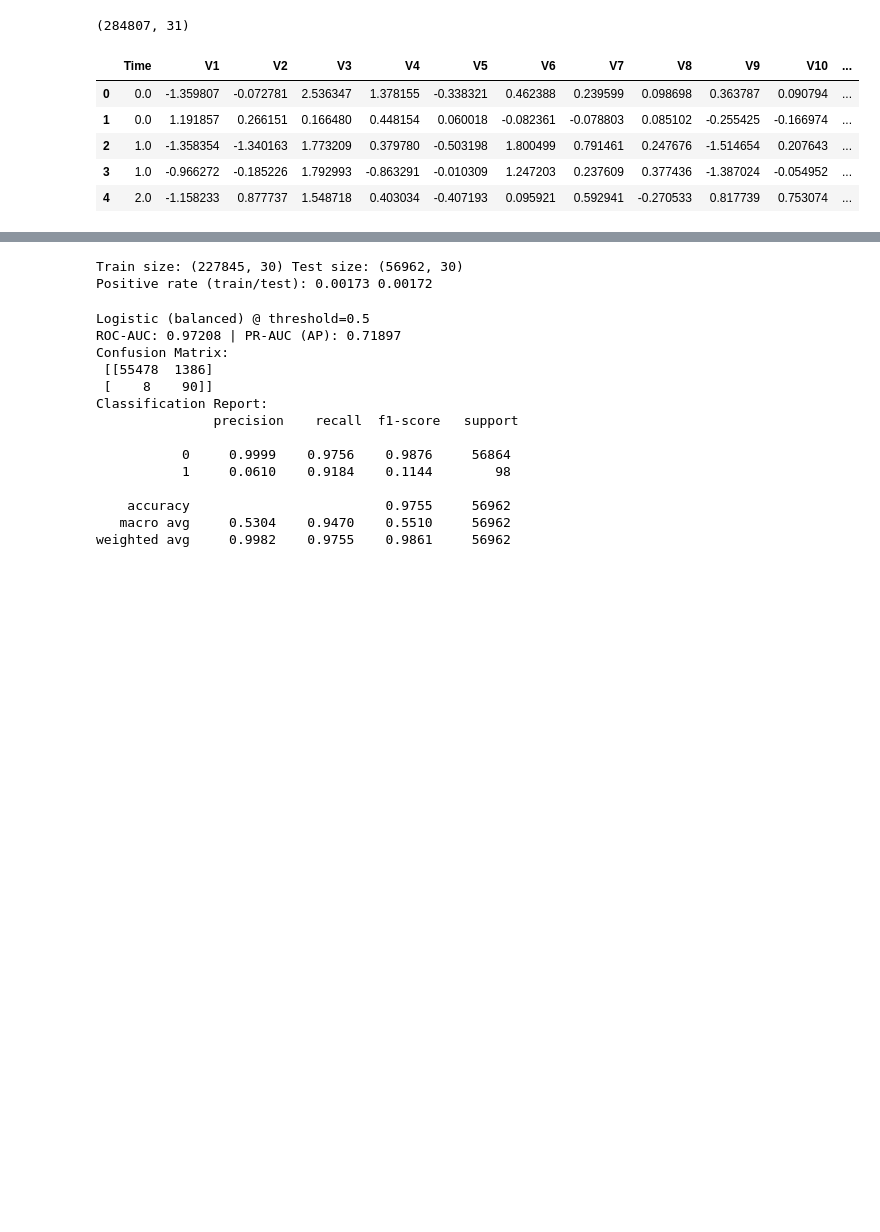
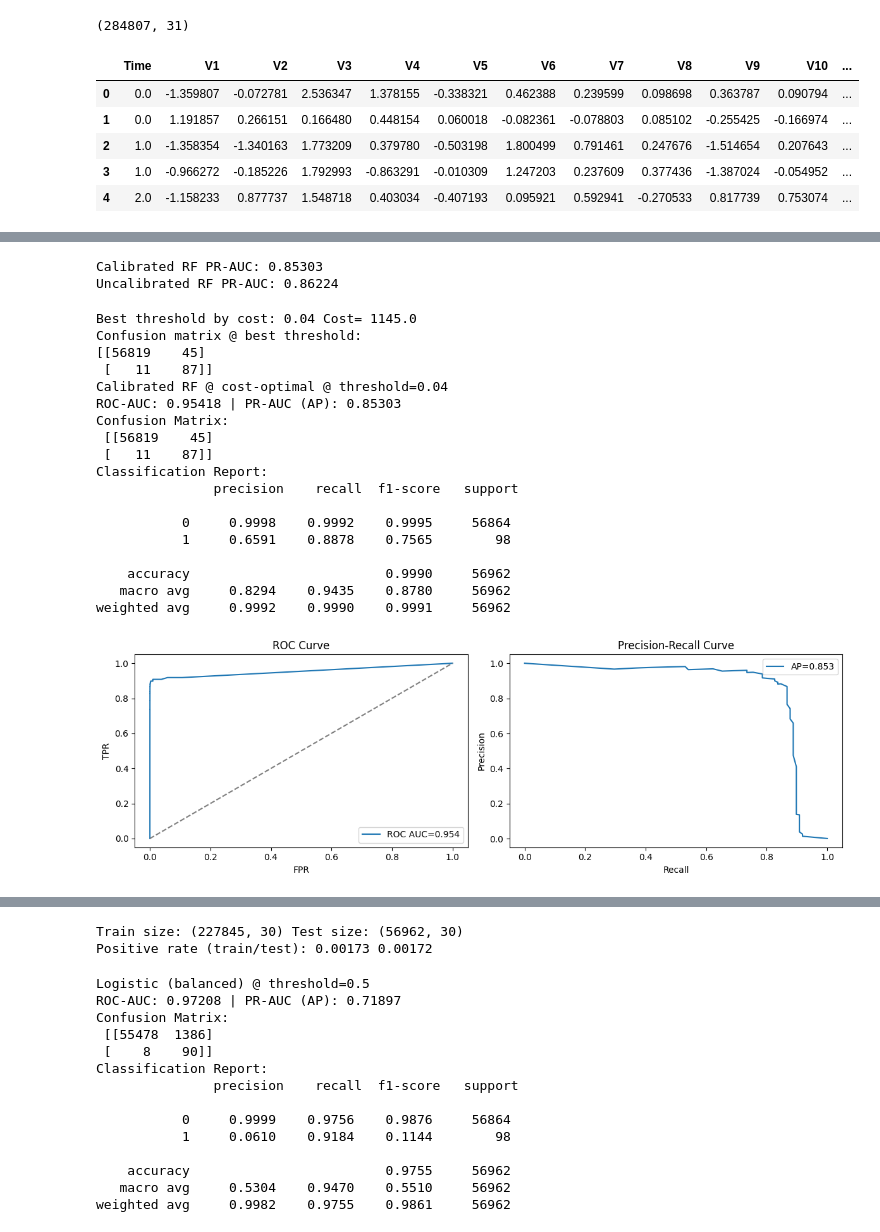
Before and after one commit to peter199711/python_CreditCardFraudDetection, a Jupyter notebook: AlternativeMethods.ipynb, the cells around one changed output, grey strips where cells are left out. Drawn from its saved outputs; the diff is of its cells as text; code cells hidden in the pictures; blank space fills up the shorter version.

```diff
--- a/AlternativeMethods.ipynb
+++ b/AlternativeMethods.ipynb
@@ -73,0 +108,68 @@ Name: count, dtype: int64
+# %%
+# 機率校準：提升機率可用性（非提升排序）
+# 以隨機森林為例，做 isotonic 校準；使用 3-fold 內部CV 以避免資料洩漏
+rf_base = RandomForestClassifier(n_estimators=300, class_weight='balanced_subsample', n_jobs=-1, random_state=42)
+cal_rf = CalibratedClassifierCV(rf_base, method='isotonic', cv=3)
+cal_rf.fit(X_train, y_train)
+
+cal_rf_prob = cal_rf.predict_proba(X_test)[:, 1]
+print('Calibrated RF PR-AUC:', round(average_precision_score(y_test, cal_rf_prob), 5))
+
+# 對比未校準版本（若未定義 rf_prob，則用已訓練 rf 產生）
+try:
+    _ = rf_prob
+except NameError:
+    rf_tmp = RandomForestClassifier(n_estimators=300, class_weight='balanced_subsample', n_jobs=-1, random_state=42)
+    rf_tmp.fit(X_train, y_train)
+    rf_prob = rf_tmp.predict_proba(X_test)[:, 1]
+
+print('Uncalibrated RF PR-AUC:', round(average_precision_score(y_test, rf_prob), 5))
+# %% [output]
+Calibrated RF PR-AUC: 0.85303
+Uncalibrated RF PR-AUC: 0.86224
+# %%
+# 成本敏感的閾值選擇：以誤報/漏報成本比設定最佳 threshold
+# 假設成本：漏報成本 C_fn >> 誤報成本 C_fp（例如 C_fn=100, C_fp=1）
+C_fn, C_fp = 100.0, 1.0
+
+# 使用校準後的 cal_rf_prob 計算在不同 threshold 下的期望成本
+precisions, recalls, thresholds = precision_recall_curve(y_test, cal_rf_prob)
+# 需把 PR 曲線轉成 (thresholds -> confusion matrix) 以估算成本
+th_grid = np.linspace(0.01, 0.99, 99)
+
+best = None
+best_cost = np.inf
+for th in th_grid:
+    y_pred = (cal_rf_prob >= th).astype(int)
+    tn, fp, fn, tp = confusion_matrix(y_test, y_pred).ravel()
+    cost = C_fn * fn + C_fp * fp
+    if cost < best_cost:
+        best_cost = cost
+        best = (th, tn, fp, fn, tp)
+
+best_th, tn, fp, fn, tp = best
+print('Best threshold by cost:', round(best_th, 4), 'Cost=', best_cost)
+print('Confusion matrix @ best threshold:')
+print(np.array([[tn, fp],[fn, tp]]))
+
+metrics_cal_cost = evaluate_classifier(y_test, cal_rf_prob, threshold=best_th, title_prefix='Calibrated RF @ cost-optimal')
+# %% [output]
+Best threshold by cost: 0.04 Cost= 1145.0
+Confusion matrix @ best threshold:
+[[56819    45]
+ [   11    87]]
+Calibrated RF @ cost-optimal @ threshold=0.04
+ROC-AUC: 0.95418 | PR-AUC (AP): 0.85303
+Confusion Matrix:
+ [[56819    45]
+ [   11    87]]
+Classification Report:
+               precision    recall  f1-score   support
+
+           0     0.9998    0.9992    0.9995     56864
+           1     0.6591    0.8878    0.7565        98
+
+    accuracy                         0.9990     56962
+   macro avg     0.8294    0.9435    0.8780     56962
+weighted avg     0.9992    0.9990    0.9991     56962
+[figure, added]
```
Also changed, not shown: parts of 8 cells of this notebook, 1 other file.
